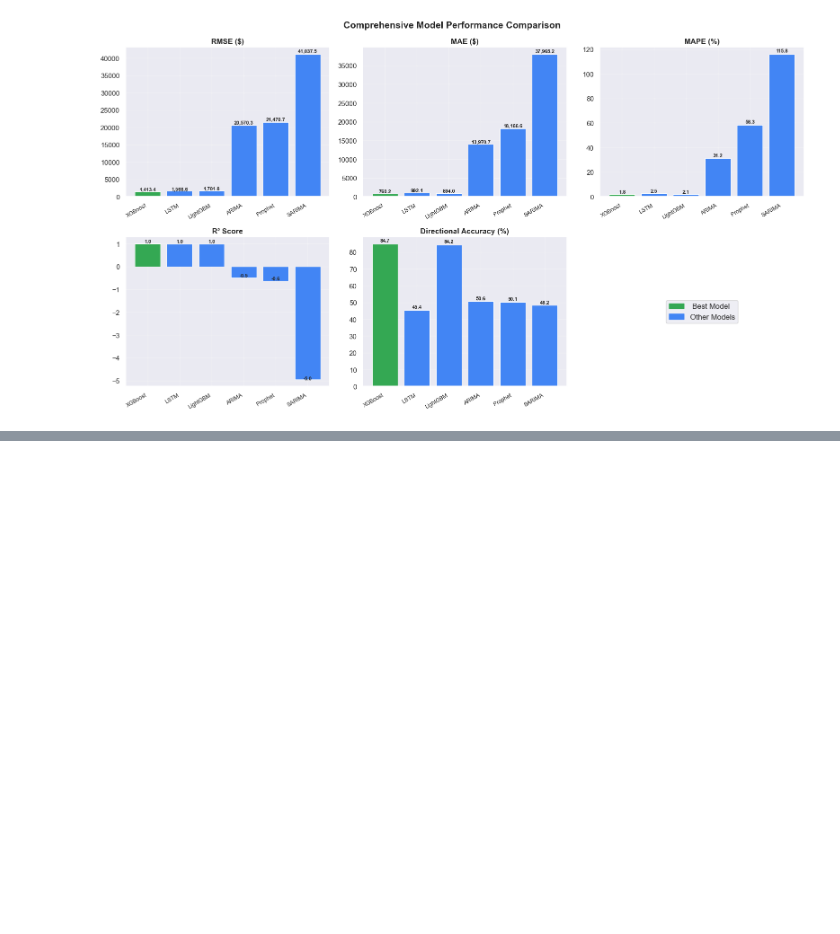
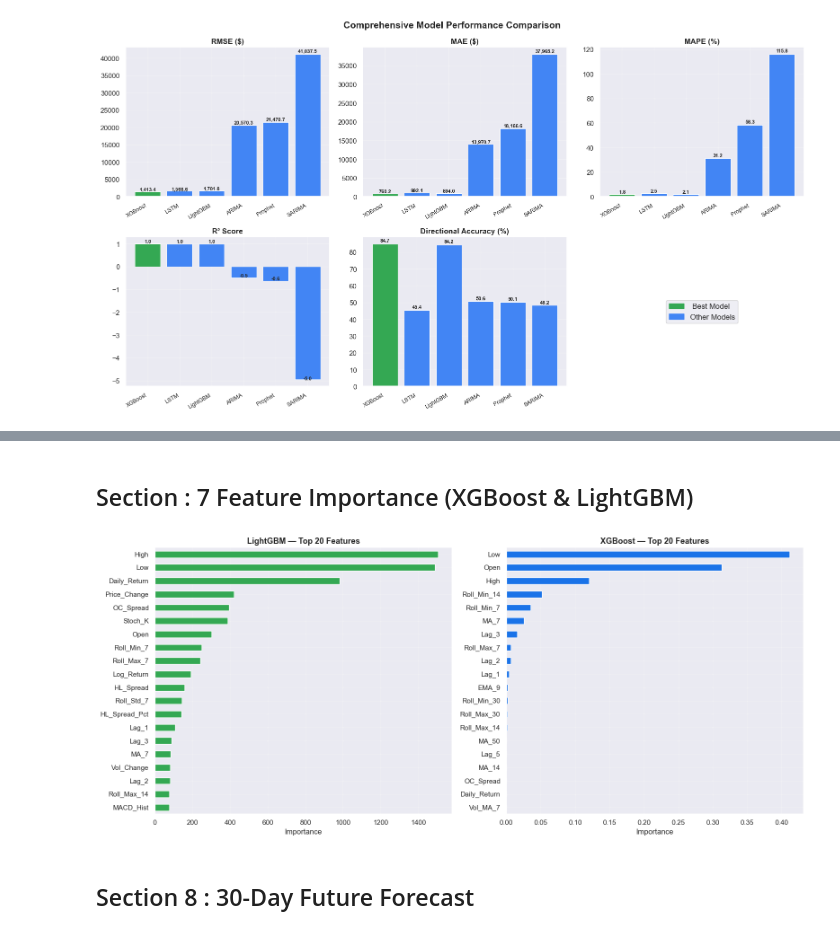
Before and after one commit to afeefanver/BitCoin-Prediction, a Jupyter notebook: Modek Evaluation.ipynb, the cells around one changed output, grey strips where cells are left out. Drawn from its saved outputs; the diff is of its cells as text; code cells hidden in the pictures; blank space fills up the shorter version.

```diff
--- a/Modek Evaluation.ipynb
+++ b/Modek Evaluation.ipynb
@@ -223,0 +288,30 @@ plt.show()
+# %% [markdown]
+## Section : 7 Feature Importance (XGBoost & LightGBM)
+# %%
+import xgboost as xgb
+
+feature_cols = joblib.load('models/feature_cols.pkl')
+lgb_model    = joblib.load('models/lgb_model.pkl')
+xgb_model    = xgb.XGBRegressor()
+xgb_model.load_model('models/xgb_model.json')
+
+lgb_imp = pd.Series(lgb_model.feature_importances_, index=feature_cols).sort_values(ascending=True).tail(20)
+xgb_imp = pd.Series(xgb_model.feature_importances_, index=feature_cols).sort_values(ascending=True).tail(20)
+
+fig, axes = plt.subplots(1, 2, figsize=(16, 7))
+
+lgb_imp.plot(kind='barh', ax=axes[0], color='#34A853', edgecolor='white')
+axes[0].set_title('LightGBM — Top 20 Features', fontsize=13, fontweight='bold')
+axes[0].set_xlabel('Importance')
+
+xgb_imp.plot(kind='barh', ax=axes[1], color='#1A73E8', edgecolor='white')
+axes[1].set_title('XGBoost — Top 20 Features', fontsize=13, fontweight='bold')
+axes[1].set_xlabel('Importance')
+
+plt.tight_layout()
+plt.savefig('nb3_11_feature_importance.png', dpi=150, bbox_inches='tight')
+plt.show()
+# %% [output]
+[figure, added]
+# %% [markdown]
+## Section 8 : 30-Day Future Forecast
```
Also changed, not shown: parts of 2 cells of this notebook.
